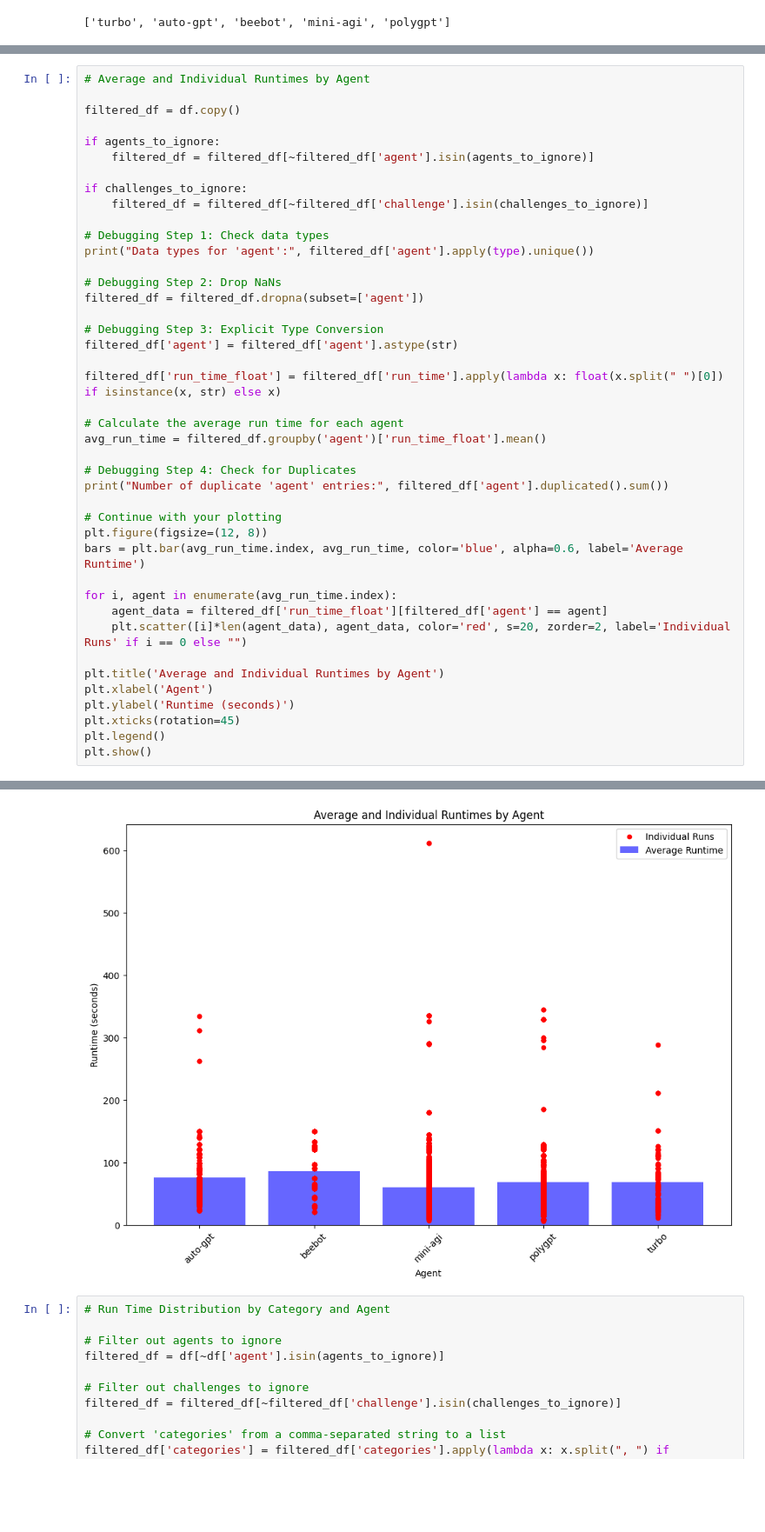
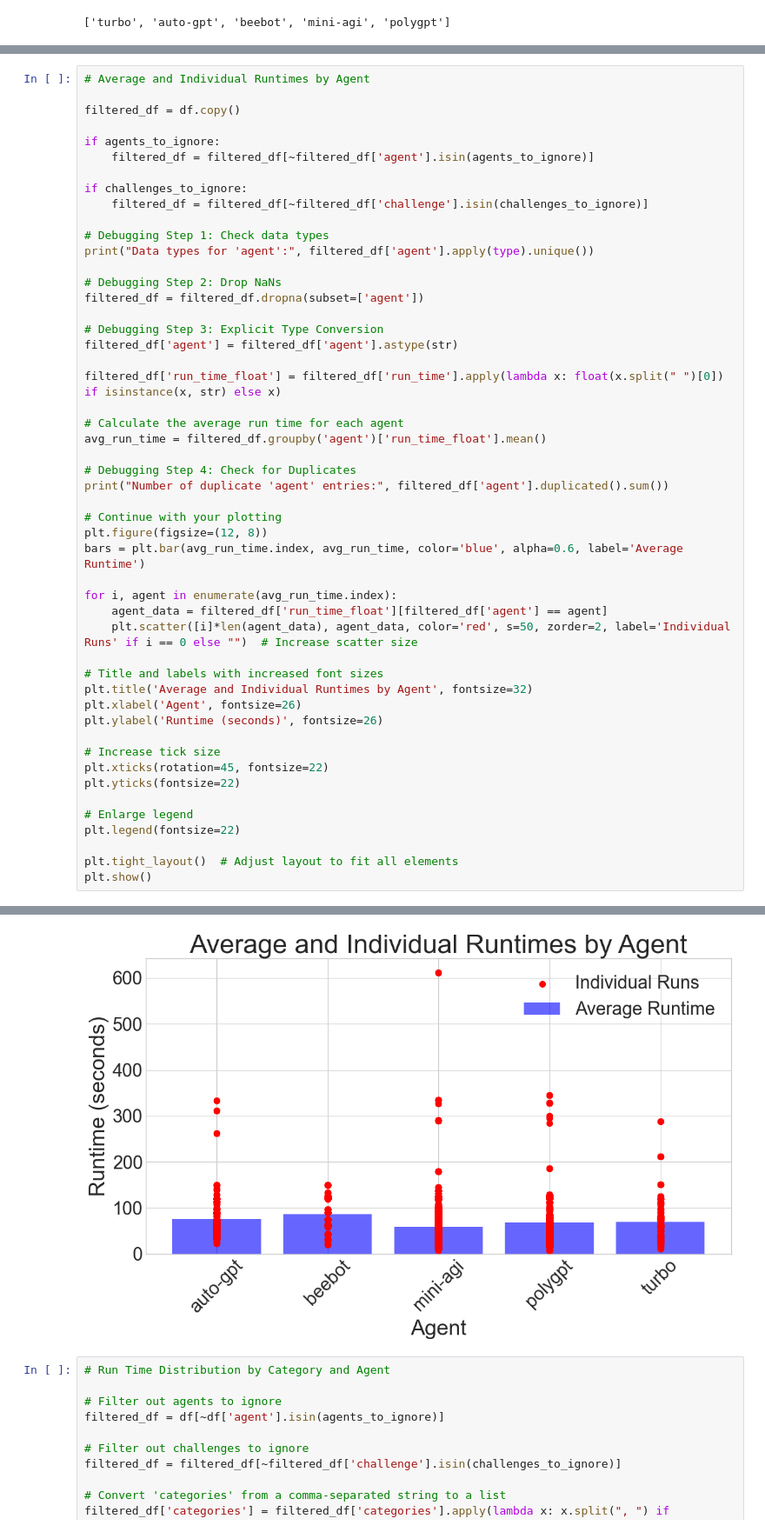
Before and after one commit to Significant-Gravitas/Auto-GPT-Benchmarks, a Jupyter notebook: paper/visualizations.ipynb, the cells around one changed output, grey strips where cells are left out. Shown at 87% size. Saved outputs shown, nothing was run; the diff lists cells and outputs as text; blank space fills up the shorter version.

Commit message:
update fig sizes

```diff
--- a/paper/visualizations.ipynb
+++ b/paper/visualizations.ipynb
@@ -628,40 +657,48 @@ if challenges_to_ignore:
     filtered_df = filtered_df[~filtered_df['challenge'].isin(challenges_to_ignore)]
 
 # Debugging Step 1: Check data types
 print("Data types for 'agent':", filtered_df['agent'].apply(type).unique())
 
 # Debugging Step 2: Drop NaNs
 filtered_df = filtered_df.dropna(subset=['agent'])
 
 # Debugging Step 3: Explicit Type Conversion
 filtered_df['agent'] = filtered_df['agent'].astype(str)
 
 filtered_df['run_time_float'] = filtered_df['run_time'].apply(lambda x: float(x.split(" ")[0]) if isinstance(x, str) else x)
 
 # Calculate the average run time for each agent
 avg_run_time = filtered_df.groupby('agent')['run_time_float'].mean()
 
 # Debugging Step 4: Check for Duplicates
 print("Number of duplicate 'agent' entries:", filtered_df['agent'].duplicated().sum())
 
 # Continue with your plotting
 plt.figure(figsize=(12, 8))
 bars = plt.bar(avg_run_time.index, avg_run_time, color='blue', alpha=0.6, label='Average Runtime')
 
 for i, agent in enumerate(avg_run_time.index):
     agent_data = filtered_df['run_time_float'][filtered_df['agent'] == agent]
-    plt.scatter([i]*len(agent_data), agent_data, color='red', s=20, zorder=2, label='Individual Runs' if i == 0 else "")
+    plt.scatter([i]*len(agent_data), agent_data, color='red', s=50, zorder=2, label='Individual Runs' if i == 0 else "")  # Increase scatter size
 
-plt.title('Average and Individual Runtimes by Agent')
-plt.xlabel('Agent')
-plt.ylabel('Runtime (seconds)')
-plt.xticks(rotation=45)
-plt.legend()
+# Title and labels with increased font sizes
+plt.title('Average and Individual Runtimes by Agent', fontsize=32)
+plt.xlabel('Agent', fontsize=26)
+plt.ylabel('Runtime (seconds)', fontsize=26)
+
+# Increase tick size
+plt.xticks(rotation=45, fontsize=22)
+plt.yticks(fontsize=22)
+
+# Enlarge legend
+plt.legend(fontsize=22)
+
+plt.tight_layout()  # Adjust layout to fit all elements
 plt.show()
 # %% [output]
 Data types for 'agent': [<class 'str'>]
 Number of duplicate 'agent' entries: 18493
-[figure, old version]
+[figure, new version]
 # %%
 # Run Time Distribution by Category and Agent
 
```
Also changed, not shown: parts of 2 cells of this notebook.
